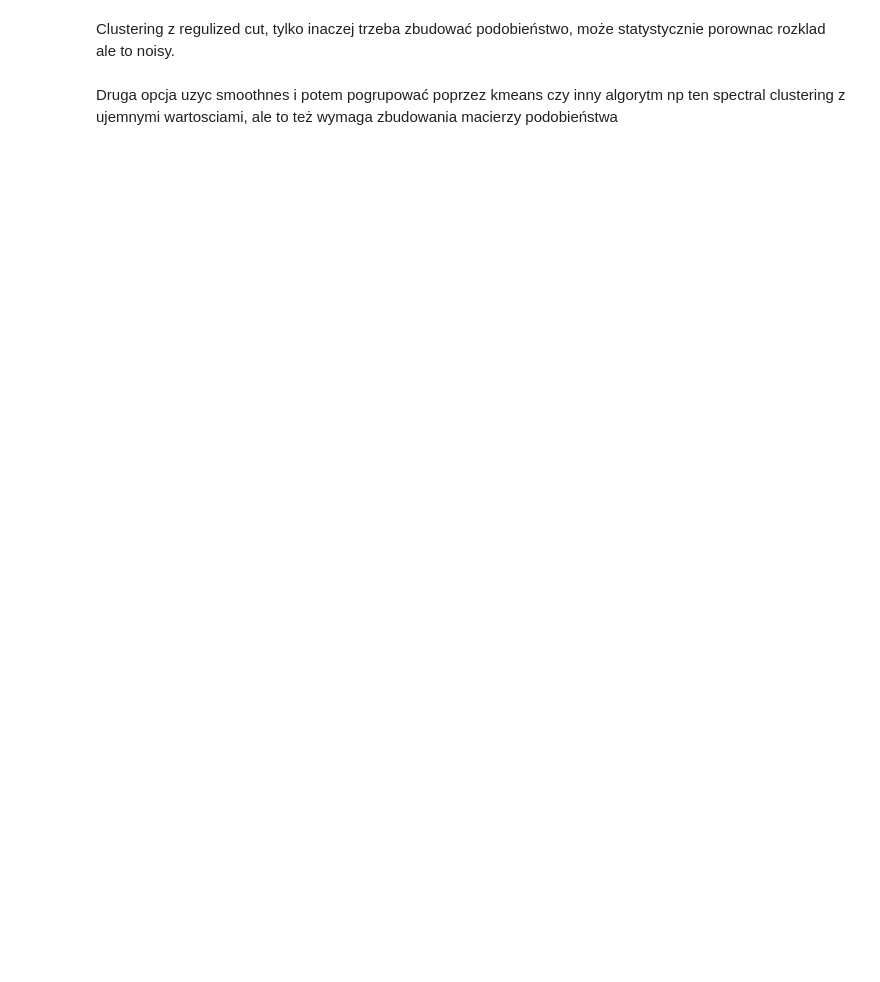
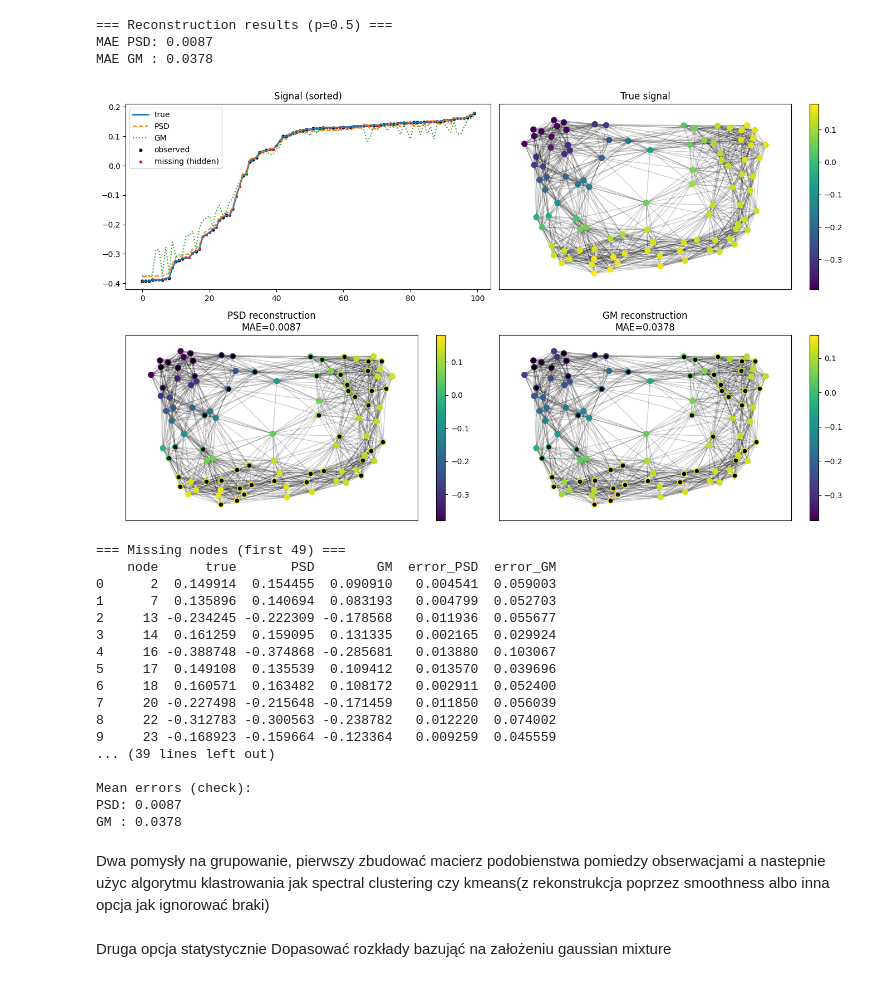
Before and after one commit to Michal-Iwicki/Graph-signal-reconstruction, a Jupyter notebook: Tests.ipynb, the cells around one changed output. Drawn from its saved outputs; the diff is of its cells as text; code cells hidden in the pictures; blank space fills up the shorter version.

Commit message:
First test showed that method is working

```diff
--- a/Tests.ipynb
+++ b/Tests.ipynb
@@ -6,4 +33,28 @@ run_psd_experiment()
+# %%
+_ = reconstruction_experiment(100,20, M_train=100)
+# %% [output]
+=== Reconstruction results (p=0.5) ===
+MAE PSD: 0.0087
+MAE GM : 0.0378
+[figure, added]
+=== Missing nodes (first 49) ===
+    node      true       PSD        GM  error_PSD  error_GM
+0      2  0.149914  0.154455  0.090910   0.004541  0.059003
+1      7  0.135896  0.140694  0.083193   0.004799  0.052703
+2     13 -0.234245 -0.222309 -0.178568   0.011936  0.055677
+3     14  0.161259  0.159095  0.131335   0.002165  0.029924
+4     16 -0.388748 -0.374868 -0.285681   0.013880  0.103067
+5     17  0.149108  0.135539  0.109412   0.013570  0.039696
+6     18  0.160571  0.163482  0.108172   0.002911  0.052400
+7     20 -0.227498 -0.215648 -0.171459   0.011850  0.056039
+8     22 -0.312783 -0.300563 -0.238782   0.012220  0.074002
+9     23 -0.168923 -0.159664 -0.123364   0.009259  0.045559
+... (39 lines left out)
+
+Mean errors (check):
+PSD: 0.0087
+GM : 0.0378
 # %% [markdown]
-Clustering z regulized cut, tylko inaczej trzeba zbudować podobieństwo, może statystycznie porownac rozklad ale to noisy.
+Dwa pomysły na grupowanie, pierwszy zbudować macierz podobienstwa pomiedzy obserwacjami a nastepnie użyc algorytmu klastrowania jak spectral clustering czy kmeans(z rekonstrukcja poprzez smoothness albo inna opcja jak ignorować braki)
 # %% [markdown]
-Druga opcja uzyc smoothnes i potem pogrupować poprzez kmeans czy inny algorytm np ten spectral clustering z ujemnymi wartosciami, ale to też wymaga zbudowania macierzy podobieństwa
+Druga opcja statystycznie Dopasować rozkłady bazująć na założeniu gaussian mixture
```
Also changed, not shown: parts of 2 cells of this notebook, 1 other file.
